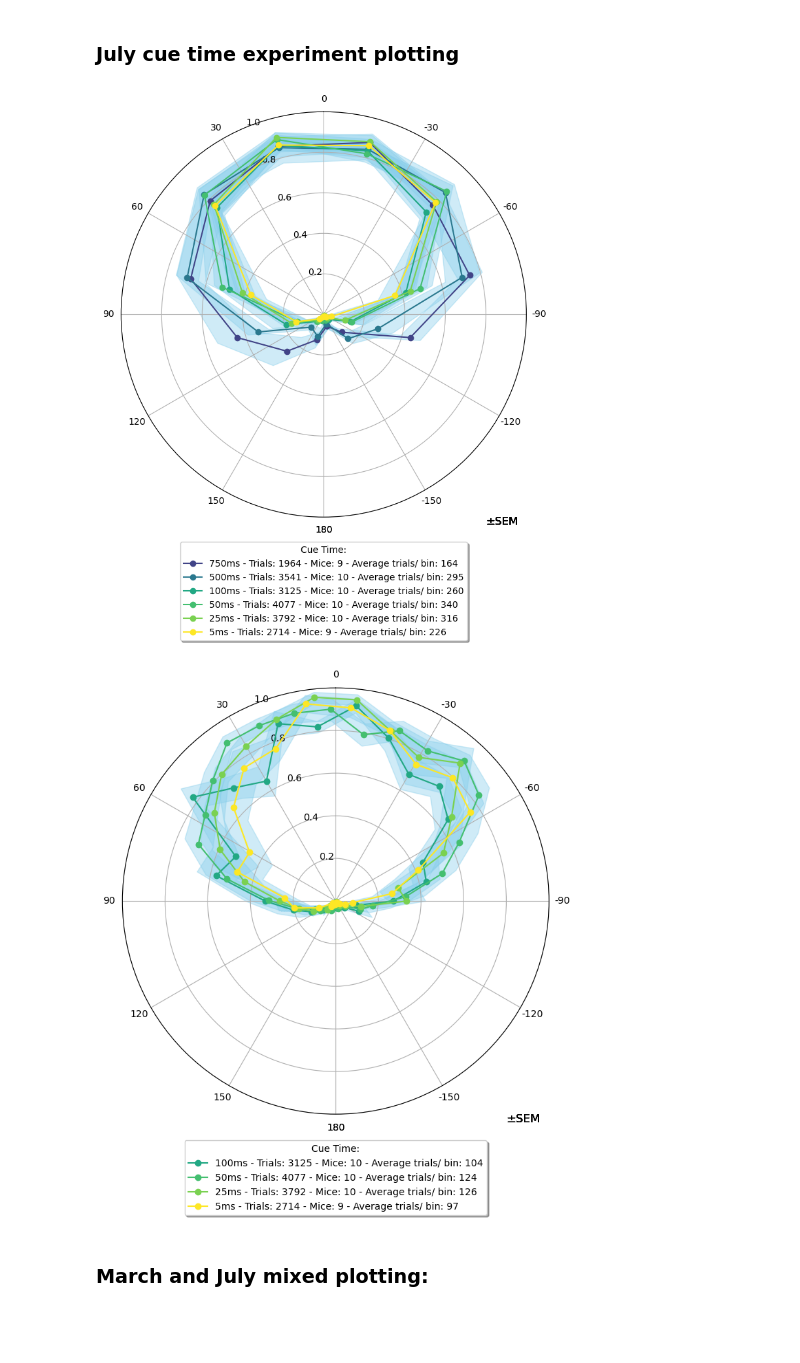
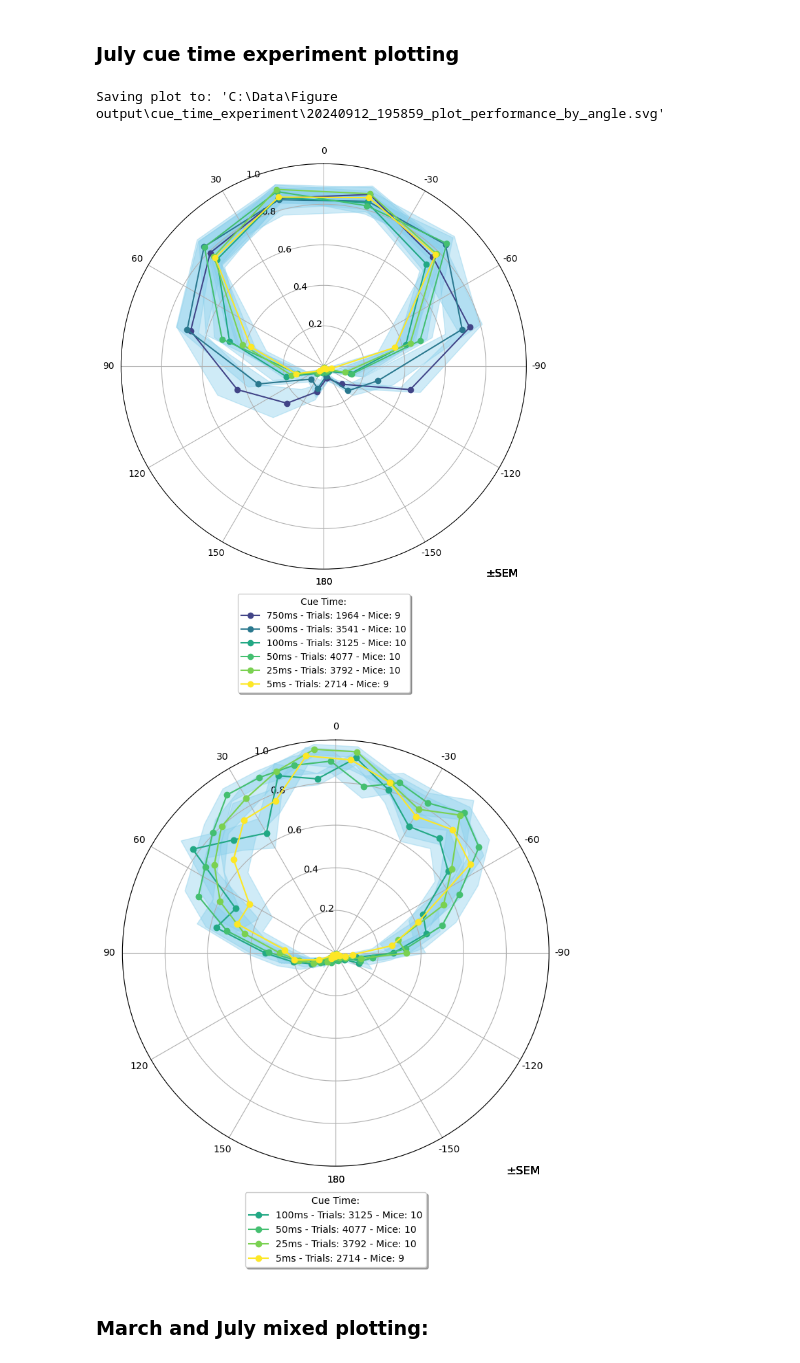
Before and after one commit to stef1029/hex_behav_analysis, a Jupyter notebook: PP_analysis_notebook_July_cohort.ipynb, the cells around one changed output. Cells and saved outputs as stored; diff of their text form; code cells hidden in the pictures; blank space fills up the shorter version.

```diff
--- a/PP_analysis_notebook_July_cohort.ipynb
+++ b/PP_analysis_notebook_July_cohort.ipynb
@@ -67,6 +67,10 @@ from Session_nwb import Session
 # %% [output]
 Loading cohort info...
 Loading cohort info...
+# %%
+from pathlib import Path
+import os
+fig_output = Path(os.getenv("fig_output"))
 # %% [markdown]
 ## Define session lists:
 # %% [markdown]
@@ -300,7 +308,8 @@ PP_plot_cue_time_experiment.plot_performance_by_angle(sessions,
                                                       bin_mode = 'manual',
                                                       trials_per_bin=100,
                                                       plot_mode='radial',
-                                                      error_bars='SEM')
+                                                      error_bars='SEM',
+                                                      output_path=fig_output)
 
 # PP_plot_cue_time_experiment.plot_performance_by_angle(sessions,
 #                                                       cue_times,
@@ -308,35 +317,36 @@ PP_plot_cue_time_experiment.plot_performance_by_angle(sessions,
 #                                                       bin_mode = 'rice',
 #                                                       trials_per_bin=100,
 #                                                       plot_mode='radial',
 #                                                       error_bars='SEM')
 
 
     # 100ms down:
 
 sessions = [july_day_2_100ms_sessions,
             july_cue_group_50ms_sessions,
             july_cue_group_25ms_sessions,
             july_cue_group_5ms_sessions]
 cue_times = ['100ms', '50ms', '25ms', '5ms']
 
 PP_plot_cue_time_experiment.plot_performance_by_angle(sessions,
                                                       cue_times,
                                                       title = '',
                                                       bin_mode = 'rice',
                                                       trials_per_bin=100,
                                                       plot_mode='radial',
                                                       error_bars='SEM')
 
 # PP_plot_cue_time_experiment.plot_performance_by_angle(sessions,
 #                                                       cue_times,
 #                                                       title = '',
 #                                                       bin_mode = 'rice',
 #                                                       trials_per_bin=100,
 #                                                       plot_mode='radial',
 #                                                       error_bars='SEM')
 # %% [output]
+Saving plot to: 'C:\Data\Figure output\cue_time_experiment\20240912_195859_plot_performance_by_angle.svg'
-[figure, old version]
+[figure, new version]
-[figure, old version]
+[figure, new version]
 # %% [markdown]
 ### March and July mixed plotting:
 # %%
```
Also changed, not shown: parts of 5 cells of this notebook, 5 other files.
